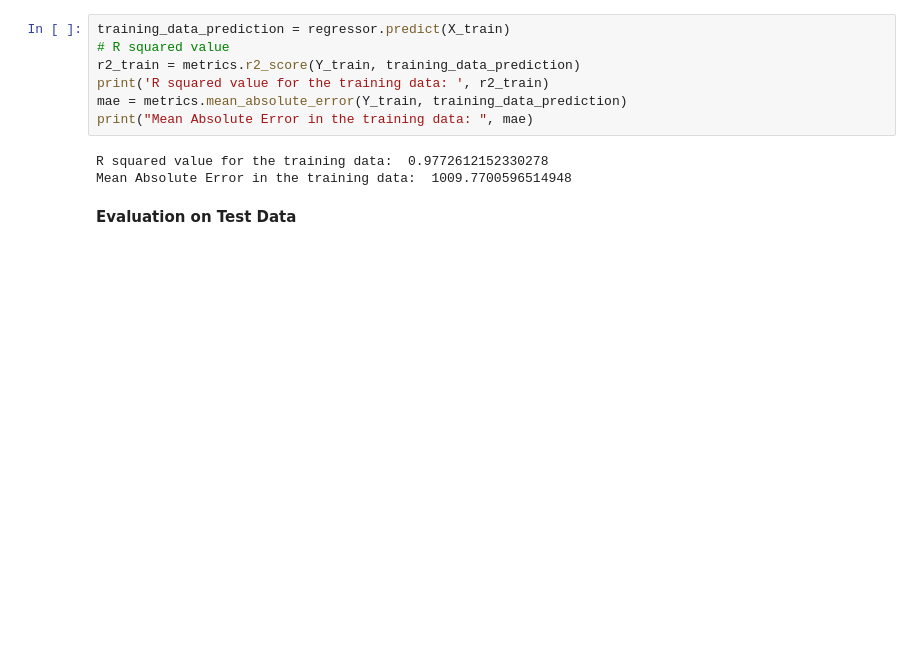
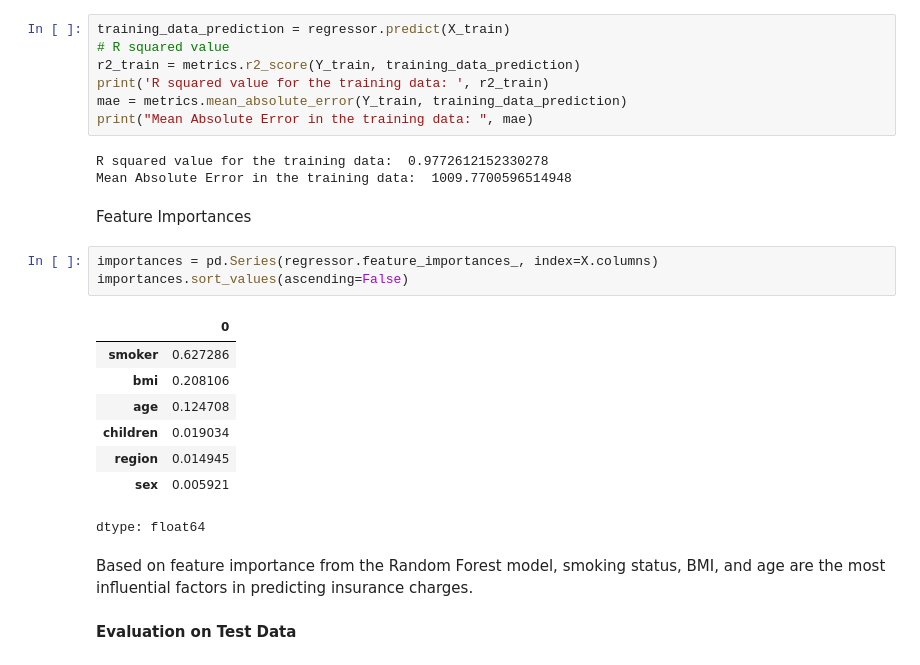
Before and after one commit to ashimaarora25/ml-projects, a Jupyter notebook: health-insurance/HealthInsurancePredictions.ipynb, the cells around one changed output. Drawn from its saved outputs; the diff is of its cells as text; blank space fills up the shorter version.

```diff
--- a/health-insurance/HealthInsurancePredictions.ipynb
+++ b/health-insurance/HealthInsurancePredictions.ipynb
@@ -325,6 +324,22 @@ print("Mean Absolute Error in the training data: ", mae)
 # %% [output]
 R squared value for the training data:  0.9772612152330278
 Mean Absolute Error in the training data:  1009.7700596514948
+# %% [markdown]
+Feature Importances
+# %%
+importances = pd.Series(regressor.feature_importances_, index=X.columns)
+importances.sort_values(ascending=False)
+# %% [output]
+|  | 0 |
+| smoker | 0.627286 |
+| bmi | 0.208106 |
+| age | 0.124708 |
+| children | 0.019034 |
+| region | 0.014945 |
+| sex | 0.005921 |
+dtype: float64
+# %% [markdown]
+Based on feature importance from the Random Forest model, smoking status, BMI, and age are the most influential factors in predicting insurance charges.
 # %% [markdown]
 **Evaluation on Test Data**
 # %%
```
Also changed, not shown: parts of 2 cells of this notebook.
